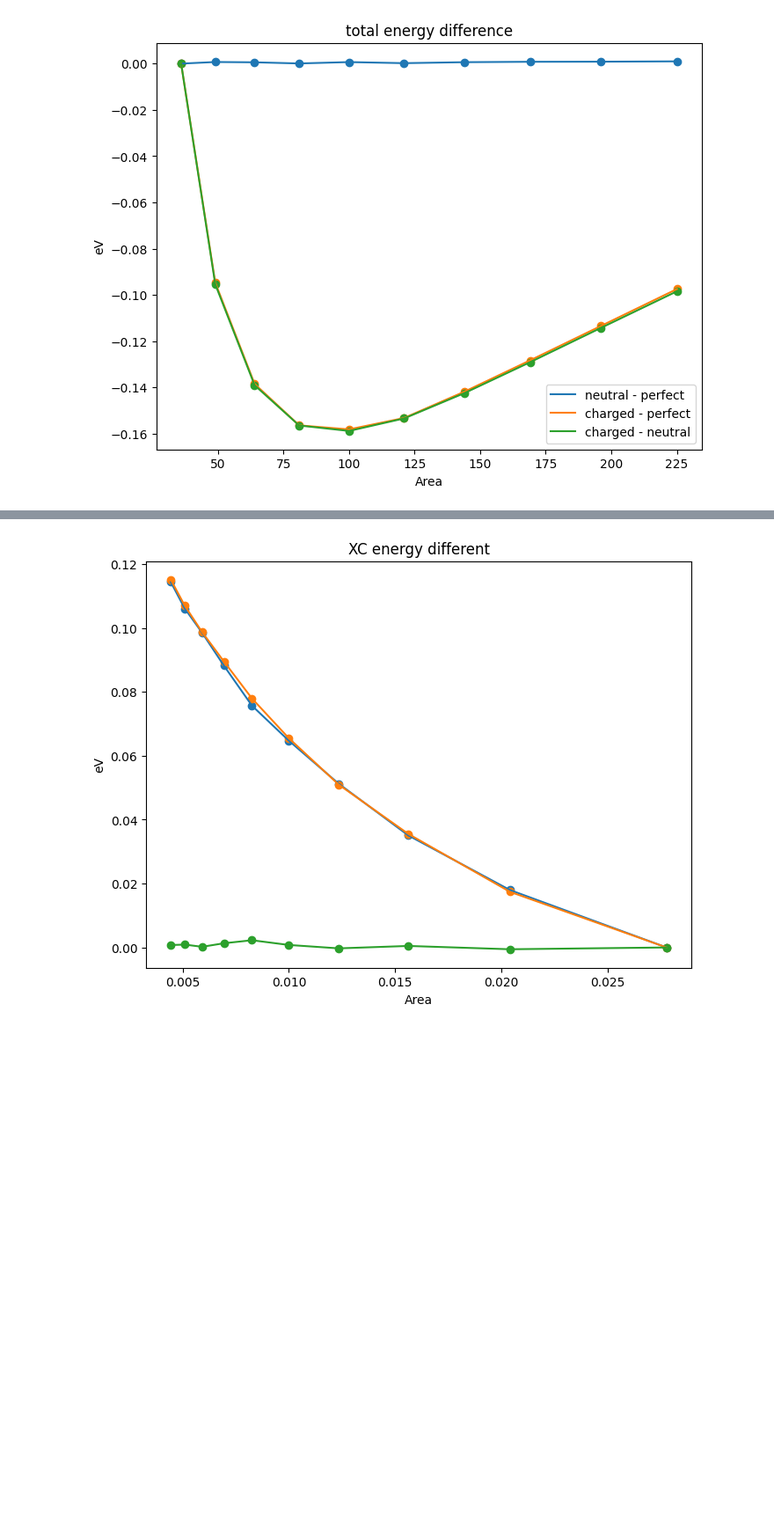
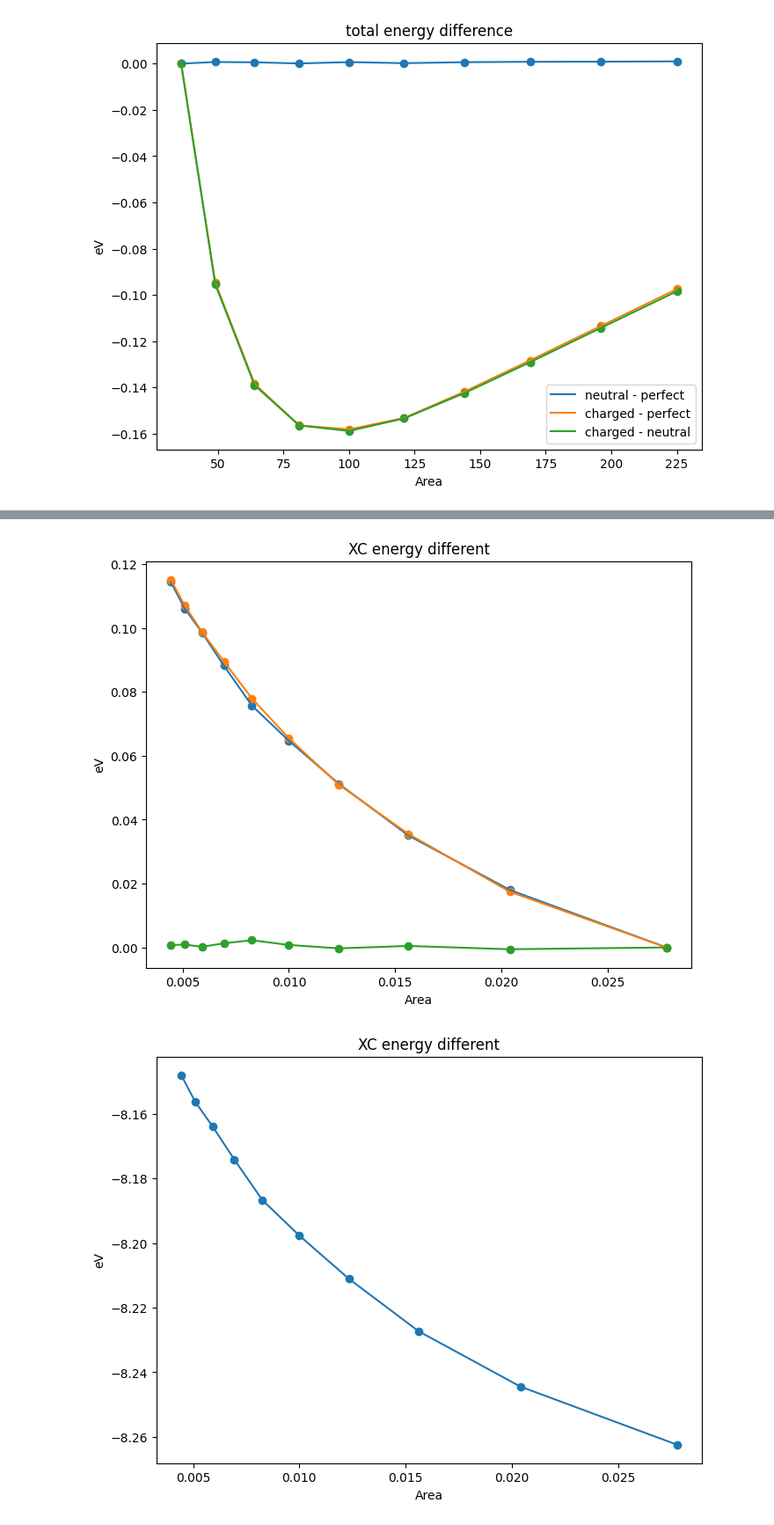
Before and after one commit to rjguo1208/potcorr, a Jupyter notebook: plot.ipynb, the cells around one changed output, grey strips where cells are left out. Shown at 88% size. Drawn from its saved outputs; the diff is of its cells as text; code cells hidden in the pictures; blank space fills up the shorter version.

```diff
--- a/plot.ipynb
+++ b/plot.ipynb
@@ -565,33 +575,49 @@ exc_p = np.array([-264.09059925 ,
          -359.46143170 ,
          -469.49545708 ,
          -594.20377045 ,
          -733.58702465 ,
          -887.64980692 ,
          -1056.36460748 ,
          -1239.77648068 ,
          -1437.84767164 ,
          -1650.57083068 ])*Ry2eV
 
 x = np.array([6,7,8,9,10,11,12,13,14,15])
 
 dexc_cn = exc_c-exc_n
 dexc_cp = exc_c-exc_p
 dexc_np = exc_n-exc_p
 fig,ax = plt.subplots(figsize = (8,6), dpi = 100)
 ax.plot(1/x**2, dexc_cn-dexc_cn[0])
 ax.plot(1/x**2, dexc_cp-dexc_cp[0])
 ax.plot(1/x**2, dexc_np-dexc_np[0])
 
 ax.scatter(1/x**2,dexc_cn-dexc_cn[0])
 ax.scatter(1/x**2,dexc_cp-dexc_cp[0])
 ax.scatter(1/x**2,dexc_np-dexc_np[0])
 plt.title('XC energy different')
 plt.ylabel('eV')
 plt.xlabel('Area')
 
 plt.show()
+
+
+fig,ax = plt.subplots(figsize = (8,6), dpi = 100)
+ax.plot(1/x**2, dexc_cn)
+#ax.plot(1/x**2, dexc_cp-dexc_cp[0])
+#ax.plot(1/x**2, dexc_np-dexc_np[0])
+
+ax.scatter(1/x**2,dexc_cn)
+#ax.scatter(1/x**2,dexc_cp-dexc_cp[0])
+#ax.scatter(1/x**2,dexc_np-dexc_np[0])
+plt.title('XC energy different')
+plt.ylabel('eV')
+plt.xlabel('Area')
+
+plt.show()
 # %% [output]
 [figure]
+[figure, added]
 # %%
 fig,ax = plt.subplots(figsize = (8,6), dpi = 100)
 #ax.plot(1/x**2, (etot_n-exc_n)-(etot_p-exc_p))
```
Also changed, not shown: parts of 11 cells of this notebook, 4 other files.
